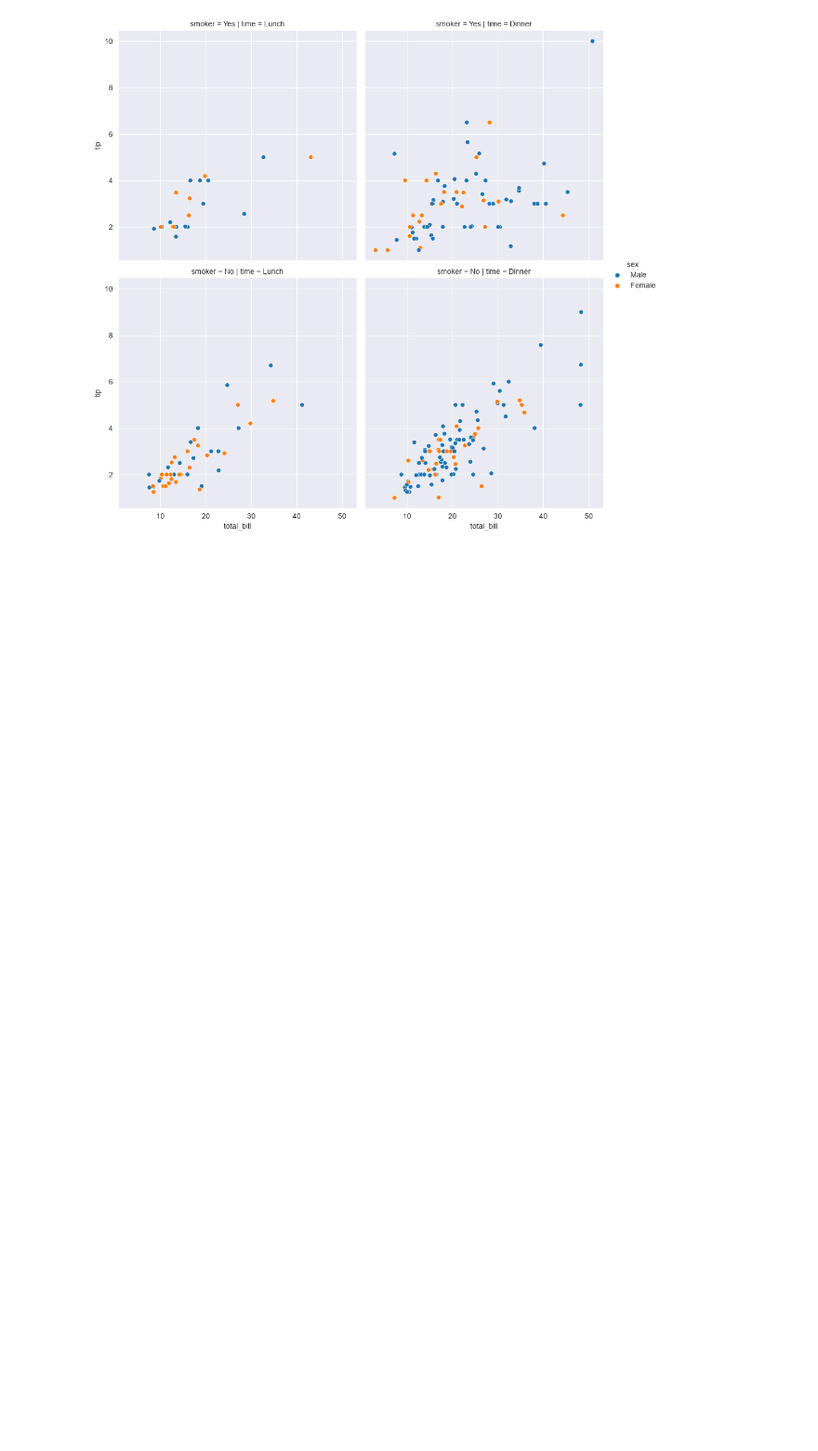
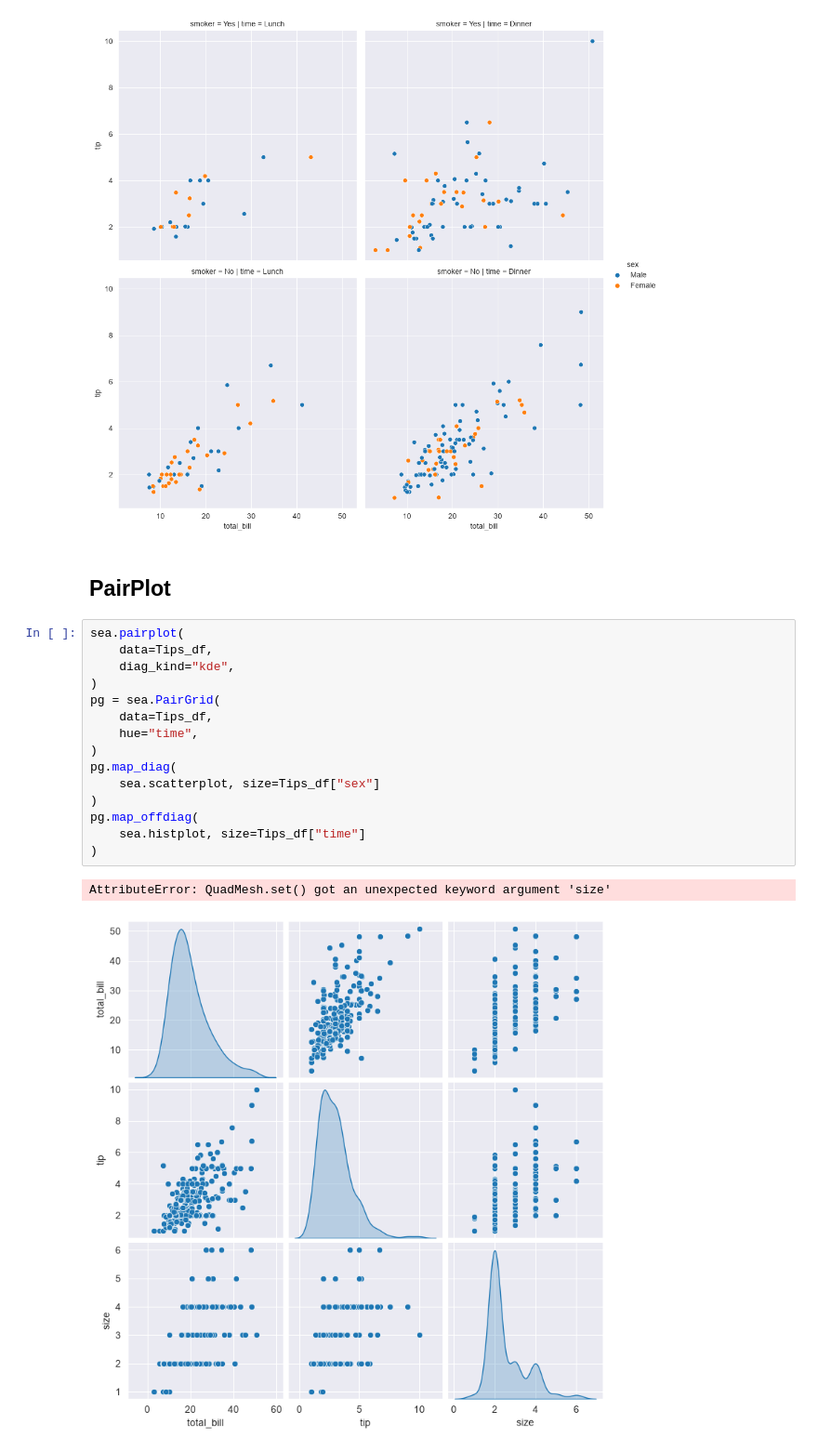
Before and after one commit to DashPgi/PyTraining, a Jupyter notebook: Machine-learning/Matplotlib-Seaborn/sea.ipynb, the cells around one changed output. Shown at 93% size. Cells and saved outputs as stored; diff of their text form; blank space fills up the shorter version.

```diff
--- a/Machine-learning/Matplotlib-Seaborn/sea.ipynb
+++ b/Machine-learning/Matplotlib-Seaborn/sea.ipynb
@@ -331,3 +331,23 @@ sea.relplot(
 # %% [output]
 <seaborn.axisgrid.FacetGrid at 0x...>
 [figure]
+# %% [markdown]
+## PairPlot
+# %%
+sea.pairplot(
+    data=Tips_df,
+    diag_kind="kde",
+)
+pg = sea.PairGrid(
+    data=Tips_df,
+    hue="time",
+)
+pg.map_diag(
+    sea.scatterplot, size=Tips_df["sex"]
+)
+pg.map_offdiag(
+    sea.histplot, size=Tips_df["time"]
+)
+# %% [output]
+AttributeError: QuadMesh.set() got an unexpected keyword argument 'size'
+[figure, added]
```
Also changed, not shown: parts of 1 cell of this notebook, 1 other file.
